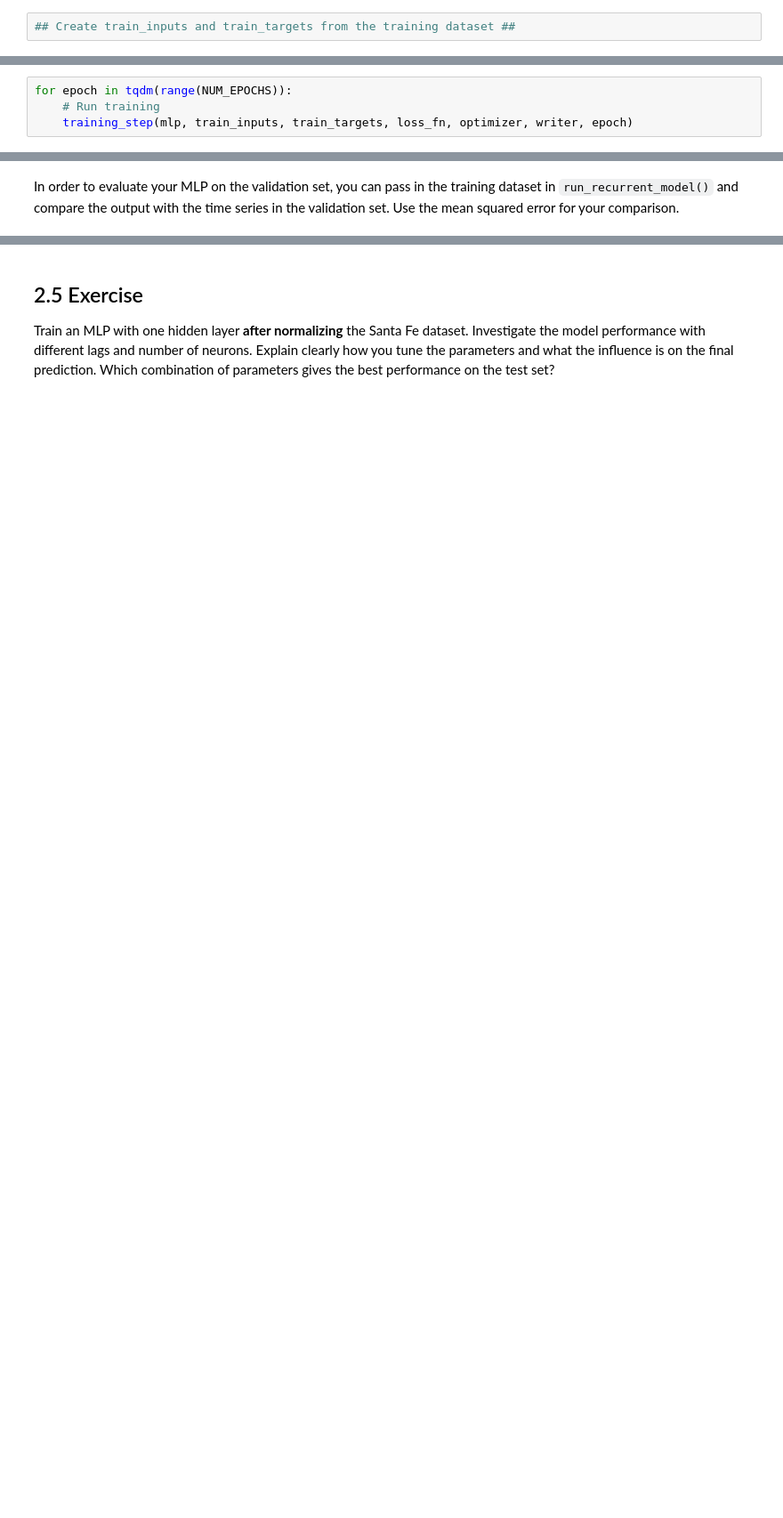
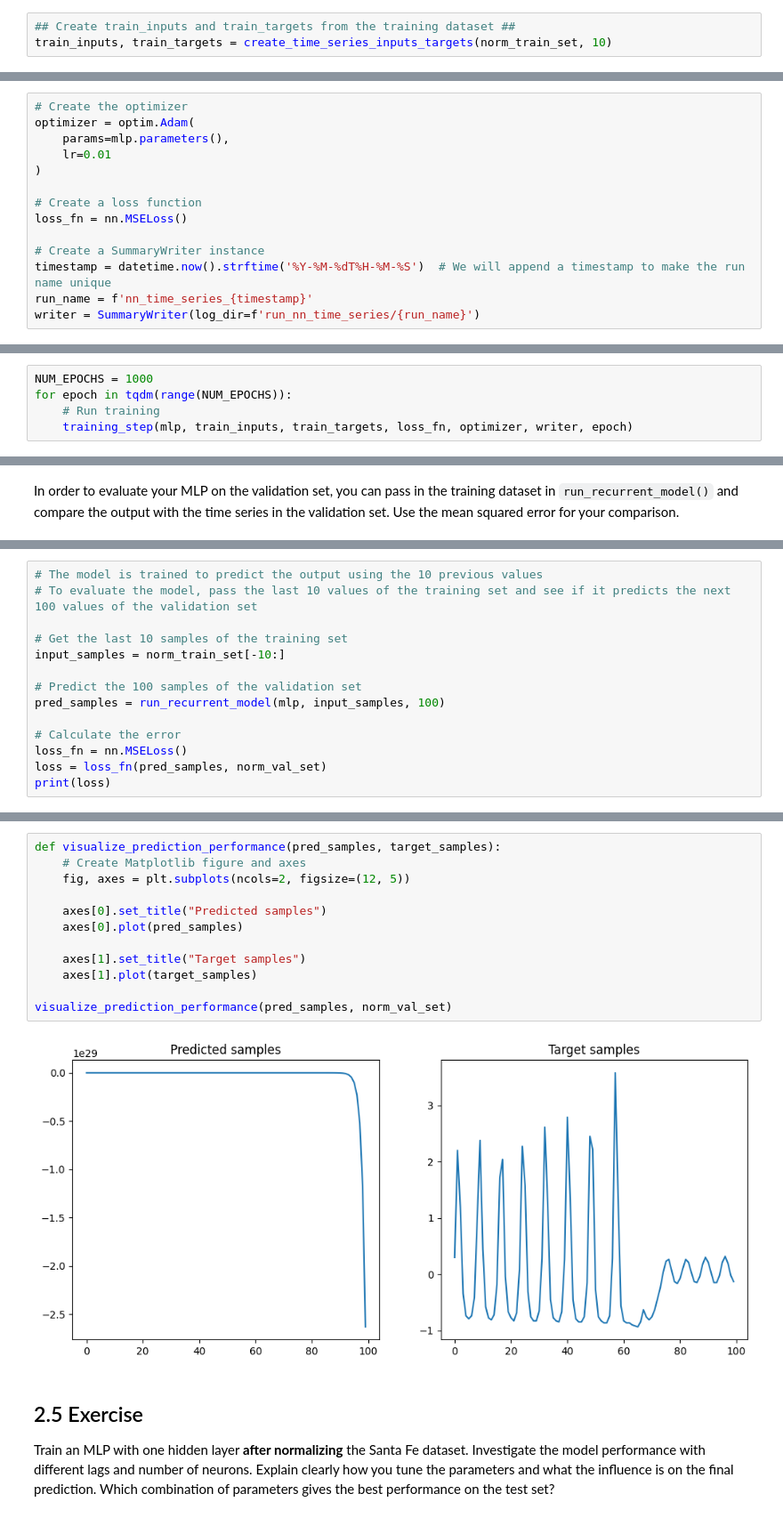
Before and after one commit to RobbeRDG/ann_and_dl_ex_sessions, a Jupyter notebook: es2/2_nn_time_series.ipynb, the cells around one changed output, grey strips where cells are left out. Shown at 89% size. Cells and saved outputs as stored; diff of their text form; blank space fills up the shorter version.

Commit message:
Finished nn time series

```diff
--- a/es2/2_nn_time_series.ipynb
+++ b/es2/2_nn_time_series.ipynb
@@ -105,6 +114,7 @@ inputs, targets = create_time_series_inputs_targets(my_time_series, 10)
 where `my_time_series` is your time series (1D tensor). Make sure you understand what the function does by trying it out on a small self-made toy example.
 # %%
 ## Create train_inputs and train_targets from the training dataset ##
+train_inputs, train_targets = create_time_series_inputs_targets(norm_train_set, 10)
 # %% [markdown]
 The `train_inputs` you have created in the previous cell can be used as a batch of training input data for the MLP. When passing this to the MLP, you will get a batch of predicted outputs, which can be compared with the ground-truth `train_targets`. From this, we can compute a loss value that can be optimized with gradient descent.
 
@@ -115,0 +142,14 @@ Now, write a `training_step()` function, based on the one from notebook `2_mlp.i
+# %%
+# Create the optimizer
+optimizer = optim.Adam(
+    params=mlp.parameters(),
+    lr=0.01
+)
+
+# Create a loss function
+loss_fn = nn.MSELoss()
+
+# Create a SummaryWriter instance
+timestamp = datetime.now().strftime('%Y-%M-%dT%H-%M-%S')  # We will append a timestamp to make the run name unique
+run_name = f'nn_time_series_{timestamp}'
+writer = SummaryWriter(log_dir=f'run_nn_time_series/{run_name}')
@@ -116,6 +165,7 @@ Now, write a `training_step()` function, based on the one from notebook `2_mlp.i
 # %% [markdown]
 Now you can train your network with the following loop. Don't forget to define the number of epochs. Note that `train_inputs` and `train_targets` should have been created with `create_time_series_inputs_targets()`.
 # %%
+NUM_EPOCHS = 1000
 for epoch in tqdm(range(NUM_EPOCHS)):
     # Run training
     training_step(mlp, train_inputs, train_targets, loss_fn, optimizer, writer, epoch)
@@ -160,0 +229,14 @@ In order to evaluate your MLP on the validation set, you can pass in the trainin
+# %%
+# The model is trained to predict the output using the 10 previous values
+# To evaluate the model, pass the last 10 values of the training set and see if it predicts the next 100 values of the validation set
+
+# Get the last 10 samples of the training set
+input_samples = norm_train_set[-10:]
+
+# Predict the 100 samples of the validation set
+pred_samples = run_recurrent_model(mlp, input_samples, 100)
+
+# Calculate the error
+loss_fn = nn.MSELoss()
+loss = loss_fn(pred_samples, norm_val_set)
+print(loss)
@@ -161,3 +245,17 @@ In order to evaluate your MLP on the validation set, you can pass in the trainin
+# %%
+def visualize_prediction_performance(pred_samples, target_samples):
+    # Create Matplotlib figure and axes
+    fig, axes = plt.subplots(ncols=2, figsize=(12, 5))
+
+    axes[0].set_title("Predicted samples")
+    axes[0].plot(pred_samples)
+
+    axes[1].set_title("Target samples")
+    axes[1].plot(target_samples)
+
+visualize_prediction_performance(pred_samples, norm_val_set)
+# %% [output]
+[figure, added]
 # %% [markdown]
 ## 2.5 Exercise
 
```
Also changed, not shown: parts of 23 cells of this notebook, 3 other files.
